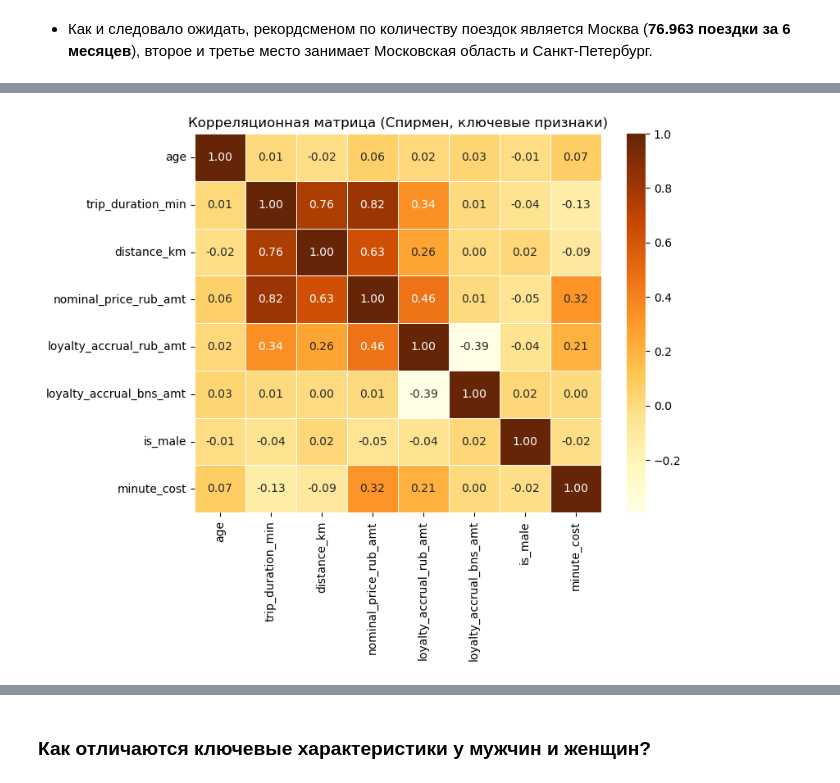
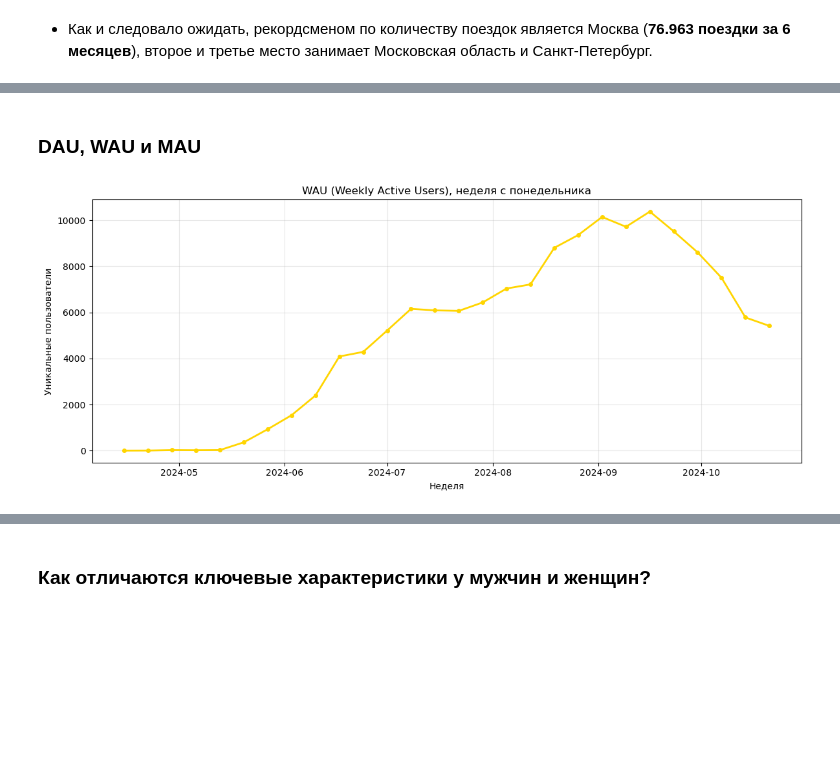
Before and after one commit to Dimakrl2003/pet-projects, a Jupyter notebook: Kiksharing/Analysis.ipynb, the cells around one changed output, grey strips where cells are left out. Cells and saved outputs as stored; diff of their text form; code cells hidden in the pictures; blank space fills up the shorter version.

```diff
--- a/Kiksharing/Analysis.ipynb
+++ b/Kiksharing/Analysis.ipynb
@@ -546,18 +538,30 @@ plt.show()
-# %%
-import seaborn as sns
-import matplotlib.pyplot as plt
-
-# Выберем только ключевые числовые признаки
-num_cols = ['age', 'trip_duration_min', 'distance_km',
-            'nominal_price_rub_amt', 'loyalty_accrual_rub_amt',
-            'loyalty_accrual_bns_amt', 'is_male', 'minute_cost']
-
-# Корреляция Спирмена (более устойчивая)
-corr_matrix = df_corr[num_cols].corr(method='spearman')
-
-plt.figure(figsize=(8,6))
-sns.heatmap(corr_matrix, annot=True, cmap="YlOrBr", fmt=".2f", linewidths=0.5)
-plt.title("Корреляционная матрица (Спирмен, ключевые признаки)")
-plt.show()
-# %% [output]
-[figure, removed]
+# %% [markdown]
+### DAU, WAU и MAU
+# %%
+# ---- расчёт WAU (неделя с понедельника)
+time_col = next(c for c in ['book_start_dttm','created_dttm','book_end_dttm','order_dttm','dt'] if c in df.columns)
+user_col = next(c for c in ['party_rk','party_rk_id','user_id','client_id'] if c in df.columns)
+
+tmp = df[[time_col, user_col]].copy()
+tmp[time_col] = pd.to_datetime(tmp[time_col], errors='coerce').dt.tz_localize(None)
+wau = (tmp.dropna().set_index(time_col)
+          .groupby(pd.Grouper(freq='W-MON'))[user_col]
+          .nunique()
+          .rename('WAU'))
+
+# ---- построение графика (только линия)
+import matplotlib as mpl
+plt.style.use('default')                 # сброс возможных seaborn-стилей
+mpl.rcParams['figure.facecolor'] = 'white'
+mpl.rcParams['axes.facecolor'] = 'white'
+
+fig, ax = plt.subplots(figsize=(12,5))
+ax.plot(wau.index, wau.values, color='#FFD500', linewidth=2, marker='o', markersize=4)
+ax.set_title('WAU (Weekly Active Users), неделя с понедельника')
+ax.set_xlabel('Неделя')
+ax.set_ylabel('Уникальные пользователи')
+ax.grid(True, which='both', alpha=0.3)  # тонкая, нейтральная сетка
+plt.tight_layout()
+plt.show()
+# %% [output]
+[figure, added]
```
Also changed, not shown: parts of 27 cells of this notebook.
